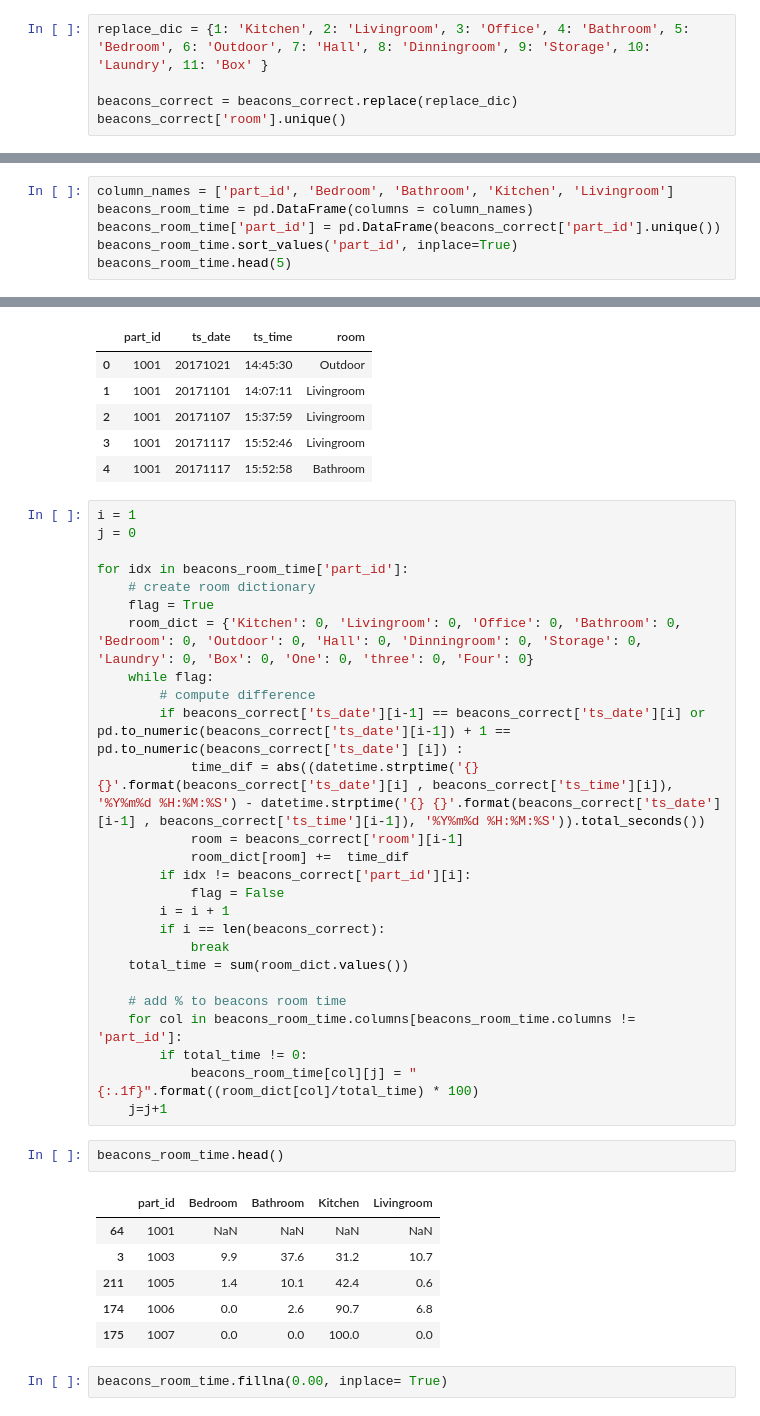
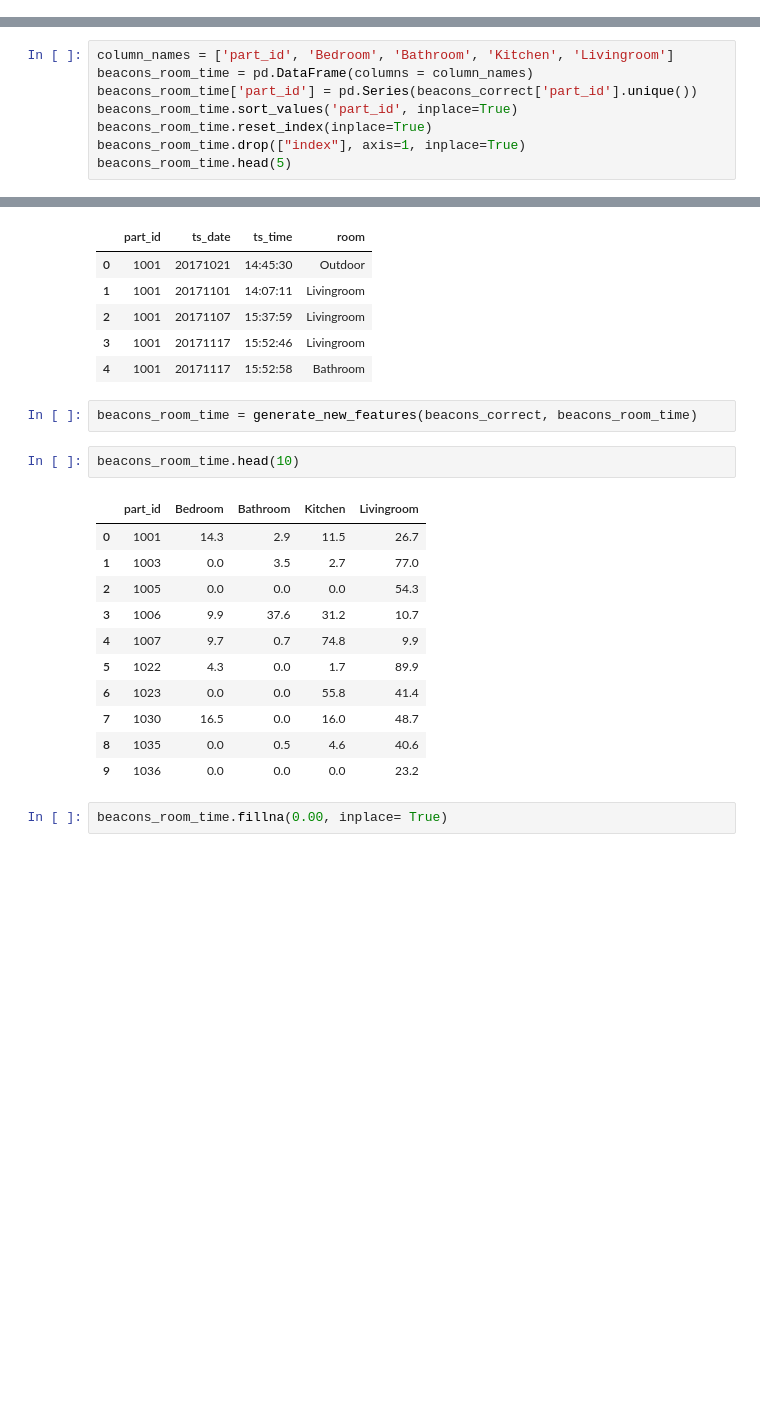
Before and after one commit to eirden96/frailSafe_project, a Jupyter notebook: beacons.ipynb, the cells around one changed output, grey strips where cells are left out. Saved outputs shown, nothing was run; the diff lists cells and outputs as text; blank space fills up the shorter version.

```diff
--- a/beacons.ipynb
+++ b/beacons.ipynb
@@ -122,5 +98,0 @@ array([1, 5, 6, 4, 2, 7, 3, 8, 'One', 'three', 'Four', 11, 9, 10],
-# %%
-replace_dic = {1: 'Kitchen', 2: 'Livingroom', 3: 'Office', 4: 'Bathroom', 5: 'Bedroom', 6: 'Outdoor', 7: 'Hall', 8: 'Dinningroom', 9: 'Storage', 10: 'Laundry', 11: 'Box' }
-
-beacons_correct = beacons_correct.replace(replace_dic)
-beacons_correct['room'].unique()
@@ -131,8 +99,10 @@ array(['Kitchen', 'Bedroom', 'Outdoor', 'Bathroom', 'Livingroom', 'Hall',
 # %%
 column_names = ['part_id', 'Bedroom', 'Bathroom', 'Kitchen', 'Livingroom']
 beacons_room_time = pd.DataFrame(columns = column_names)
-beacons_room_time['part_id'] = pd.DataFrame(beacons_correct['part_id'].unique())
+beacons_room_time['part_id'] = pd.Series(beacons_correct['part_id'].unique())
 beacons_room_time.sort_values('part_id', inplace=True)
+beacons_room_time.reset_index(inplace=True)
+beacons_room_time.drop(["index"], axis=1, inplace=True)
 beacons_room_time.head(5)
 # %% [output]
 |  | part_id | Bedroom | Bathroom | Kitchen | Livingroom |
@@ -152,41 +122,22 @@ beacons_correct.head(5)
 | 2 | 1001 | 20171107 | 15:37:59 | Livingroom |
 | 3 | 1001 | 20171117 | 15:52:46 | Livingroom |
 | 4 | 1001 | 20171117 | 15:52:58 | Bathroom |
-# %%
-i = 1
-j = 0
-
-for idx in beacons_room_time['part_id']:
-    # create room dictionary
-    flag = True
-    room_dict = {'Kitchen': 0, 'Livingroom': 0, 'Office': 0, 'Bathroom': 0, 'Bedroom': 0, 'Outdoor': 0, 'Hall': 0, 'Dinningroom': 0, 'Storage': 0, 'Laundry': 0, 'Box': 0, 'One': 0, 'three': 0, 'Four': 0}
-    while flag:
-        # compute difference
-        if beacons_correct['ts_date'][i-1] == beacons_correct['ts_date'][i] or pd.to_numeric(beacons_correct['ts_date'][i-1]) + 1 == pd.to_numeric(beacons_correct['ts_date'] [i]) :
-            time_dif = abs((datetime.strptime('{} {}'.format(beacons_correct['ts_date'][i] , beacons_correct['ts_time'][i]), '%Y%m%d %H:%M:%S') - datetime.strptime('{} {}'.format(beacons_correct['ts_date'][i-1] , beacons_correct['ts_time'][i-1]), '%Y%m%d %H:%M:%S')).total_seconds())
-            room = beacons_correct['room'][i-1]
-            room_dict[room] +=  time_dif
-        if idx != beacons_correct['part_id'][i]:
-            flag = False
-        i = i + 1
-        if i == len(beacons_correct):
-            break
-    total_time = sum(room_dict.values())
-
-    # add % to beacons room time
-    for col in beacons_room_time.columns[beacons_room_time.columns != 'part_id']:
-        if total_time != 0:
-            beacons_room_time[col][j] = "{:.1f}".format((room_dict[col]/total_time) * 100)
-    j=j+1
+# %%
+beacons_room_time = generate_new_features(beacons_correct, beacons_room_time)
 # %%
-beacons_room_time.head()
+beacons_room_time.head(10)
 # %% [output]
 |  | part_id | Bedroom | Bathroom | Kitchen | Livingroom |
-| 64 | 1001 | NaN | NaN | NaN | NaN |
-| 3 | 1003 | 9.9 | 37.6 | 31.2 | 10.7 |
-| 211 | 1005 | 1.4 | 10.1 | 42.4 | 0.6 |
-| 174 | 1006 | 0.0 | 2.6 | 90.7 | 6.8 |
-| 175 | 1007 | 0.0 | 0.0 | 100.0 | 0.0 |
+| 0 | 1001 | 14.3 | 2.9 | 11.5 | 26.7 |
+| 1 | 1003 | 0.0 | 3.5 | 2.7 | 77.0 |
+| 2 | 1005 | 0.0 | 0.0 | 0.0 | 54.3 |
+| 3 | 1006 | 9.9 | 37.6 | 31.2 | 10.7 |
+| 4 | 1007 | 9.7 | 0.7 | 74.8 | 9.9 |
+| 5 | 1022 | 4.3 | 0.0 | 1.7 | 89.9 |
+| 6 | 1023 | 0.0 | 0.0 | 55.8 | 41.4 |
+| 7 | 1030 | 16.5 | 0.0 | 16.0 | 48.7 |
+| 8 | 1035 | 0.0 | 0.5 | 4.6 | 40.6 |
+| 9 | 1036 | 0.0 | 0.0 | 0.0 | 23.2 |
 # %%
 beacons_room_time.fillna(0.00, inplace= True)
 # %%
```
Also changed, not shown: parts of 41 cells of this notebook, 6 other files.
